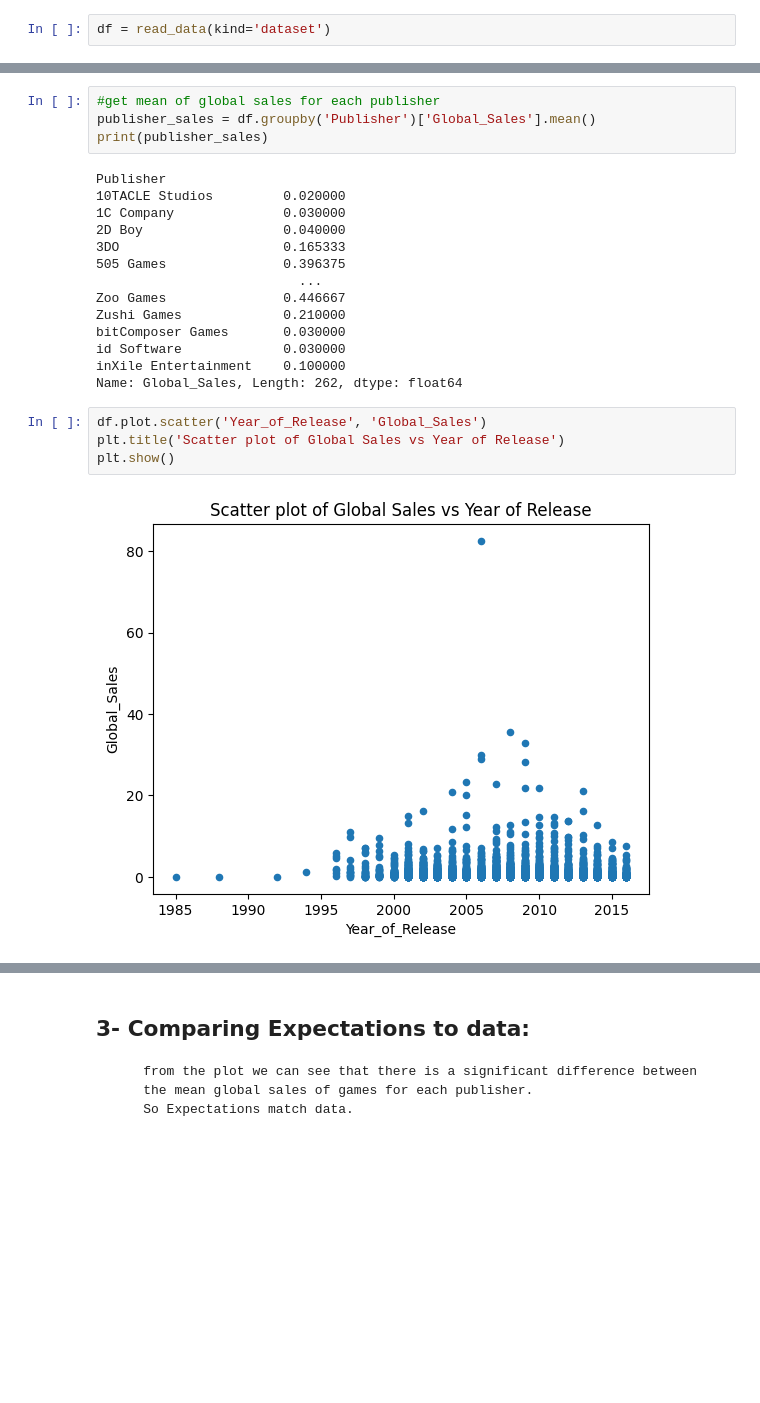
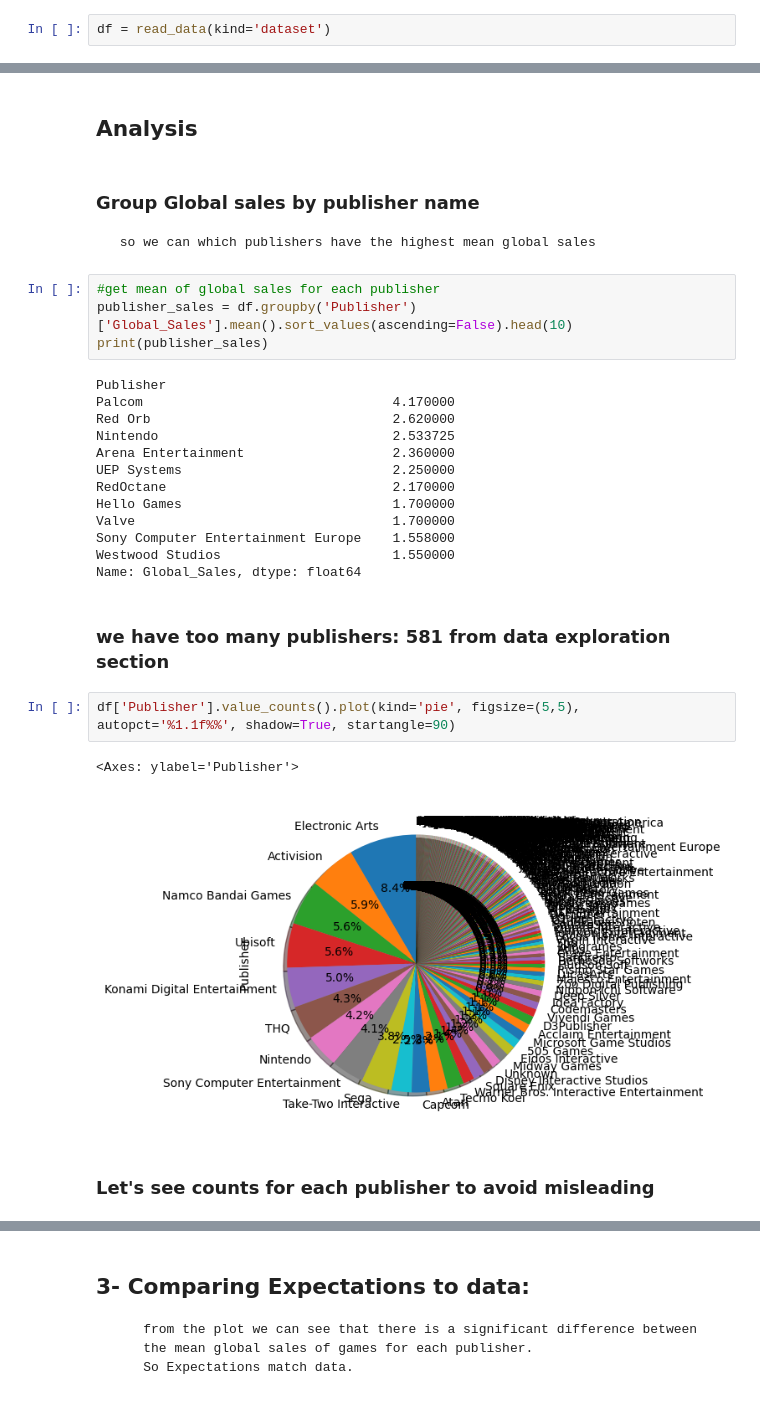
Before and after one commit to GhiathAjam/Analysis-of-Video-Games-Sales, a Jupyter notebook: Analysis/ExploratoryQuestions/Q2.ipynb, the cells around one changed output, grey strips where cells are left out. Cells and saved outputs as stored; diff of their text form; blank space fills up the shorter version.

```diff
--- a/Analysis/ExploratoryQuestions/Q2.ipynb
+++ b/Analysis/ExploratoryQuestions/Q2.ipynb
@@ -27,24 +39,31 @@ Number of rows after dropping: 6825
+# %% [markdown]
+## Analysis
+# %% [markdown]
+### Group Global sales by publisher name
+     so we can which publishers have the highest mean global sales
 # %%
 #get mean of global sales for each publisher
-publisher_sales = df.groupby('Publisher')['Global_Sales'].mean()
+publisher_sales = df.groupby('Publisher')['Global_Sales'].mean().sort_values(ascending=False).head(10)
 print(publisher_sales)
 # %% [output]
 Publisher
-10TACLE Studios         0.020000
-1C Company              0.030000
-2D Boy                  0.040000
-3DO                     0.165333
-505 Games               0.396375
-                          ...
-Zoo Games               0.446667
-Zushi Games             0.210000
-bitComposer Games       0.030000
-id Software             0.030000
-inXile Entertainment    0.100000
-Name: Global_Sales, Length: 262, dtype: float64
+Palcom                                4.170000
+Red Orb                               2.620000
+Nintendo                              2.533725
+Arena Entertainment                   2.360000
+UEP Systems                           2.250000
+RedOctane                             2.170000
+Hello Games                           1.700000
+Valve                                 1.700000
+Sony Computer Entertainment Europe    1.558000
+Westwood Studios                      1.550000
+Name: Global_Sales, dtype: float64
-# %%
-df.plot.scatter('Year_of_Release', 'Global_Sales')
-plt.title('Scatter plot of Global Sales vs Year of Release')
-plt.show()
-# %% [output]
-[figure, removed]
+# %% [markdown]
+### we have too many publishers: 581 from data exploration section
+# %%
+df['Publisher'].value_counts().plot(kind='pie', figsize=(5,5), autopct='%1.1f%%', shadow=True, startangle=90)
+# %% [output]
+<Axes: ylabel='Publisher'>
+[figure, added]
+# %% [markdown]
+### Let's see counts for each publisher to avoid misleading
```
Also changed, not shown: parts of 25 cells of this notebook.
